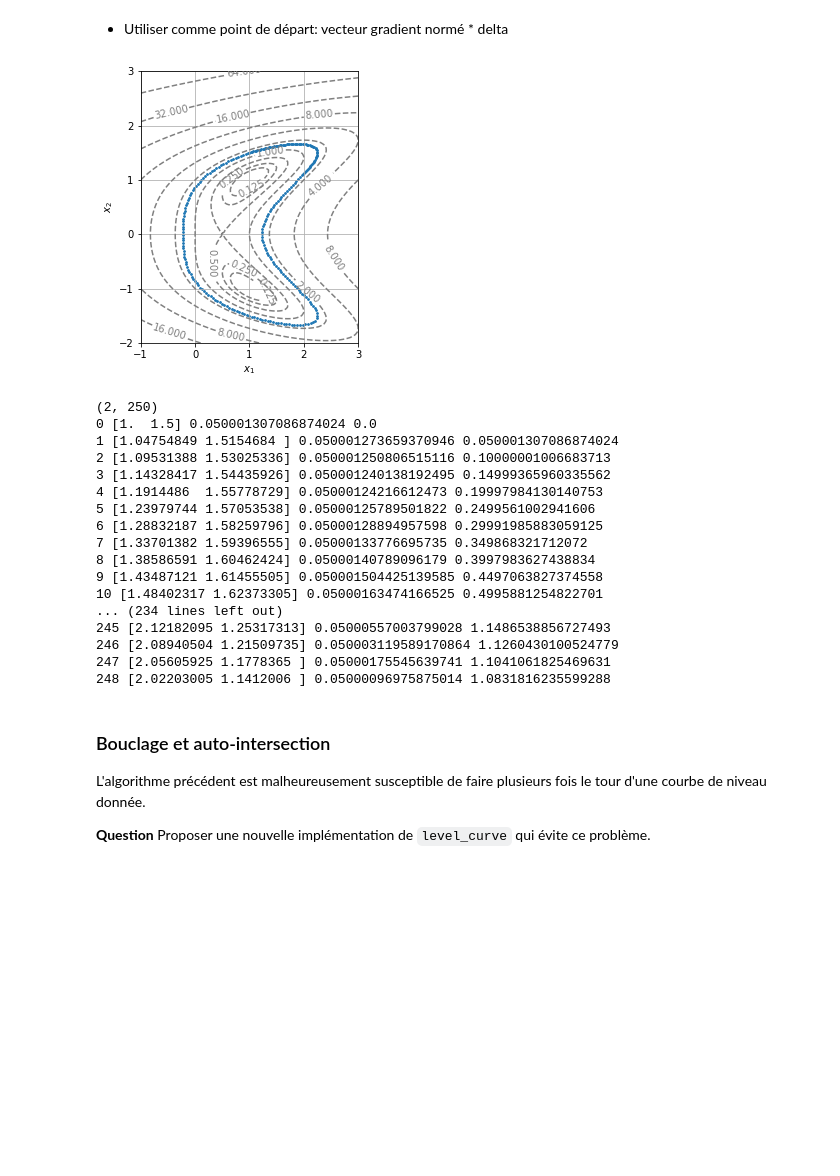
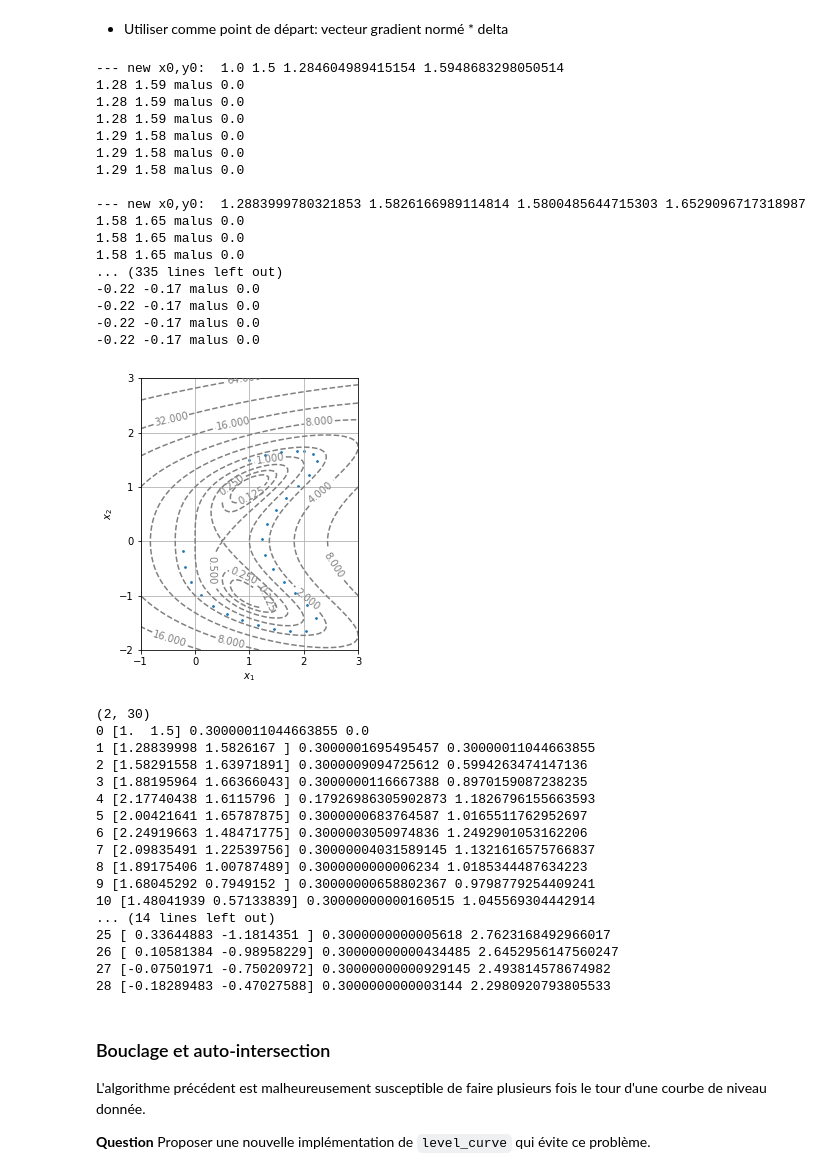
Before and after one commit to WatchfulCoder/projet-numerique-CD, a Jupyter notebook: projet-maths-info.ipynb, the cells around one changed output. Drawn from its saved outputs; the diff is of its cells as text; code cells hidden in the pictures; blank space fills up the shorter version.

```diff
--- a/projet-maths-info.ipynb
+++ b/projet-maths-info.ipynb
@@ -175,7 +179,7 @@ eps = 10**(-3)
 # %% [markdown]
 **Question** Implémenter la fonction `Newton` en complétant le canevas ci-dessous
 # %%
-def Newton(F, x0, y0, eps=eps, N=N):
+def Newton(F, x0, y0, eps=eps, N=N, debug=False):
     j_f = J(F)
     for i in range(N):
         v = np.array([x0, y0])
@@ -185,7 +189,8 @@ def Newton(F, x0, y0, eps=eps, N=N):
             np.linalg.inv(g),
             F(x0, y0)
         )
-        # plt.scatter(x, y)
+        if debug:
+            plt.scatter(x, y)
         if np.sqrt((x - x0)**2 + (y - y0)**2) <= eps:
             return x, y
         x0, y0 = x, y
@@ -218,6 +242,12 @@ print(Newton(F1, 0.8, 0.8))
 **Question** Comment, en partant d'un point de référence $(x_0, y_0)$ tel que $f(x_0, y_0)=c$, peut-on générer avec la méthode de Newton un point $(x_1, y_1)$ également tel que $f(x_1, y_1) = c$, mais à une distance $\delta > 0$ de $(x_0, y_0)$ et qui soit "à droite" quand on est en $(x_0, y_0)$ et qu'on regarde dans la direction de $\nabla f(x_0, y_0)$ ? Implémenter la fonction `level_curve` qui répète ce procédé $N-1$ fois et renvoie un tableau NumPy de taille $2 \times N$ contenant les coordonnées des points correspondants.
 # %% [markdown]
 - Utiliser comme point de départ: vecteur gradient normé * delta
+# %%
+def to_float(a, precision=2):
+    try:
+        return round(float(a._value), precision)
+    except:
+        return round(float(a), precision)
 # %%
 def level_curve(f, x0, y0, delta=.1, N=250, eps=eps):
     niveau = np.zeros(shape=(2, N))
@@ -230,58 +260,76 @@ def level_curve(f, x0, y0, delta=.1, N=250, eps=eps):
         x_recherche = x0 + delta * y_g
         y_recherche = y0 + delta * (-x_g)
         # plt.scatter(x_recherche, y_recherche)
-
         def dist_delta(x, y):
-            ps = x*y_g + y*(x_g)
+            ps = (x - x0)*y_g + (y - y0)*(-x_g)
             if ps >= 0:
                 malus = 0
             else:
-                malus = abs(ps)
-            return np.linalg.norm(np.array([x - x0, y - y0])) - delta
+                malus = (2*ps)**2
+            print(to_float(x), to_float(y), "malus", to_float(malus))
+            return np.linalg.norm(np.array([x - x0, y - y0])) - delta + malus
 
         def F(x, y):
             return np.array([f(x, y) - c, dist_delta(x, y)])
 
+        print('\n--- new x0,y0: ', x0, y0, x_recherche, y_recherche)
         x0, y0 = Newton(F, x_recherche, y_recherche)
         niveau[:, i] = [x0, y0]
     return niveau
 # %%
 display_contour(
     f2,
     x=np.linspace(-1.0, 3.0, 100),
     y=np.linspace(-2.0, 3.0, 100),
     levels=[2**i for i in range(-3, 8)] # levels: [0.125, 0.25, ..., 64, 128]
 )
-res = level_curve(f2, 1., 1.5, delta=.05)
+res = level_curve(f2, 1., 1.5, delta=.3, N=30)
 # delta .3 marche pas
 
 
 plt.scatter(res[0,:],res[1,:], s=3)
 plt.show()
 
 print(res.shape)
 
 for i in range(res.shape[1] - 1):
     print(i, res[:, i], np.linalg.norm(res[:,(i+1)%N] - res[:,i]), np.linalg.norm(res[:,0] - res[:,i]))
 # %% [output]
+--- new x0,y0:  1.0 1.5 1.284604989415154 1.5948683298050514
+1.28 1.59 malus 0.0
+1.28 1.59 malus 0.0
+1.28 1.59 malus 0.0
+1.29 1.58 malus 0.0
+1.29 1.58 malus 0.0
+1.29 1.58 malus 0.0
+
+--- new x0,y0:  1.2883999780321853 1.5826166989114814 1.5800485644715303 1.6529096717318987
+1.58 1.65 malus 0.0
+1.58 1.65 malus 0.0
+1.58 1.65 malus 0.0
+... (335 lines left out)
+-0.22 -0.17 malus 0.0
+-0.22 -0.17 malus 0.0
+-0.22 -0.17 malus 0.0
+-0.22 -0.17 malus 0.0
-[figure, old version]
+[figure, new version]
-(2, 250)
-0 [1.  1.5] 0.050001307086874024 0.0
-1 [1.04754849 1.5154684 ] 0.050001273659370946 0.050001307086874024
-2 [1.09531388 1.53025336] 0.050001250806515116 0.10000001006683713
-3 [1.14328417 1.54435926] 0.050001240138192495 0.14999365960335562
-4 [1.1914486  1.55778729] 0.05000124216612473 0.19997984130140753
-5 [1.23979744 1.57053538] 0.05000125789501822 0.2499561002941606
-6 [1.28832187 1.58259796] 0.05000128894957598 0.29991985883059125
-7 [1.33701382 1.59396555] 0.05000133776695735 0.349868321712072
-8 [1.38586591 1.60462424] 0.05000140789096179 0.3997983627438834
-9 [1.43487121 1.61455505] 0.050001504425139585 0.4497063827374558
-10 [1.48402317 1.62373305] 0.05000163474166525 0.4995881254822701
-... (234 lines left out)
-245 [2.12182095 1.25317313] 0.05000557003799028 1.1486538856727493
-246 [2.08940504 1.21509735] 0.050003119589170864 1.1260430100524779
-247 [2.05605925 1.1778365 ] 0.05000175545639741 1.1041061825469631
-248 [2.02203005 1.1412006 ] 0.05000096975875014 1.0831816235599288
+(2, 30)
+0 [1.  1.5] 0.30000011044663855 0.0
+1 [1.28839998 1.5826167 ] 0.3000001695495457 0.30000011044663855
+2 [1.58291558 1.63971891] 0.3000009094725612 0.5994263474147136
+3 [1.88195964 1.66366043] 0.3000000116667388 0.8970159087238235
+4 [2.17740438 1.6115796 ] 0.17926986305902873 1.1826796155663593
+5 [2.00421641 1.65787875] 0.3000000683764587 1.0165511762952697
+6 [2.24919663 1.48471775] 0.3000003050974836 1.2492901053162206
+7 [2.09835491 1.22539756] 0.30000004031589145 1.1321616575766837
+8 [1.89175406 1.00787489] 0.3000000000006234 1.0185344487634223
+9 [1.68045292 0.7949152 ] 0.30000000658802367 0.9798779254409241
+10 [1.48041939 0.57133839] 0.30000000000160515 1.045569304442914
+... (14 lines left out)
+25 [ 0.33644883 -1.1814351 ] 0.3000000000005618 2.7623168492966017
+26 [ 0.10581384 -0.98958229] 0.30000000000434485 2.6452956147560247
+27 [-0.07501971 -0.75020972] 0.30000000000929145 2.493814578674982
+28 [-0.18289483 -0.47027588] 0.3000000000003144 2.2980920793805533
 # %% [markdown]
 ### Bouclage et auto-intersection
 
```
Also changed, not shown: parts of 5 cells of this notebook.
